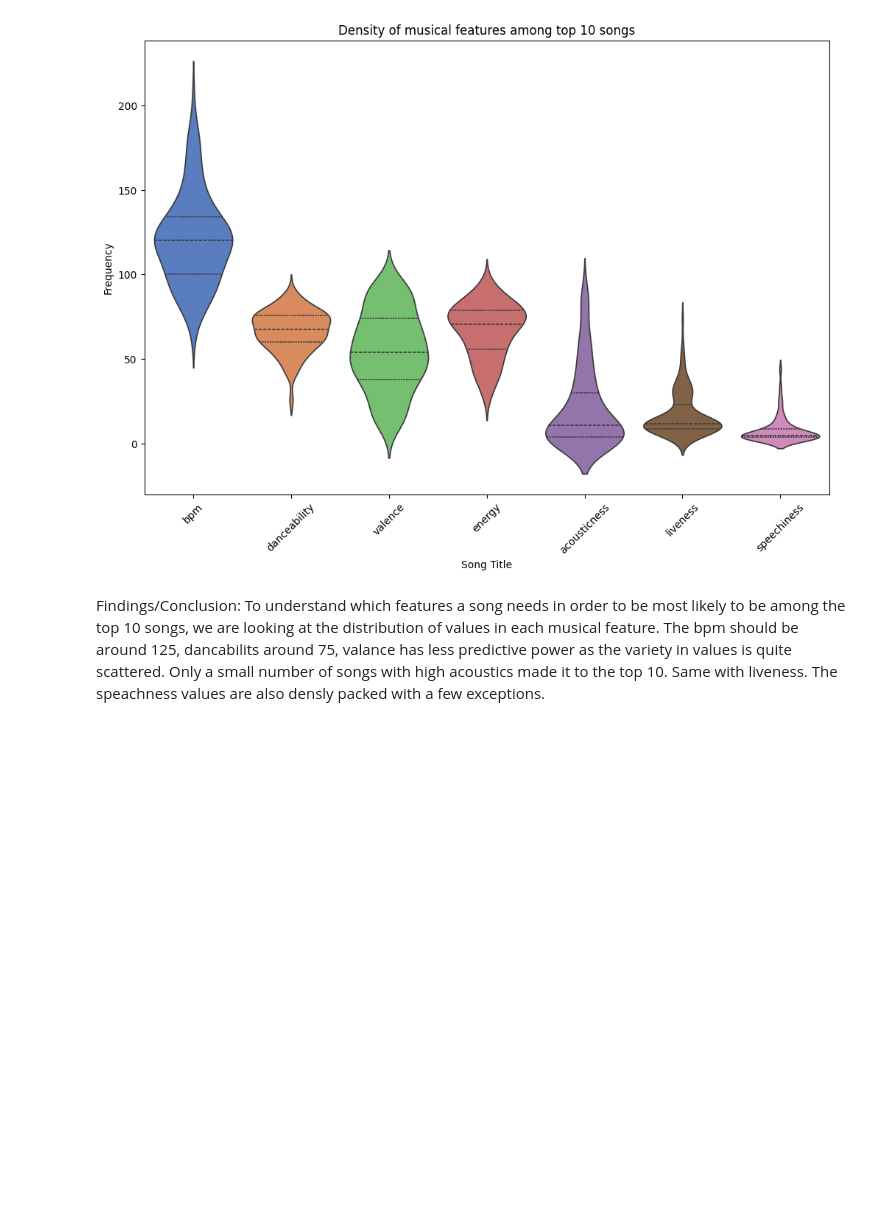
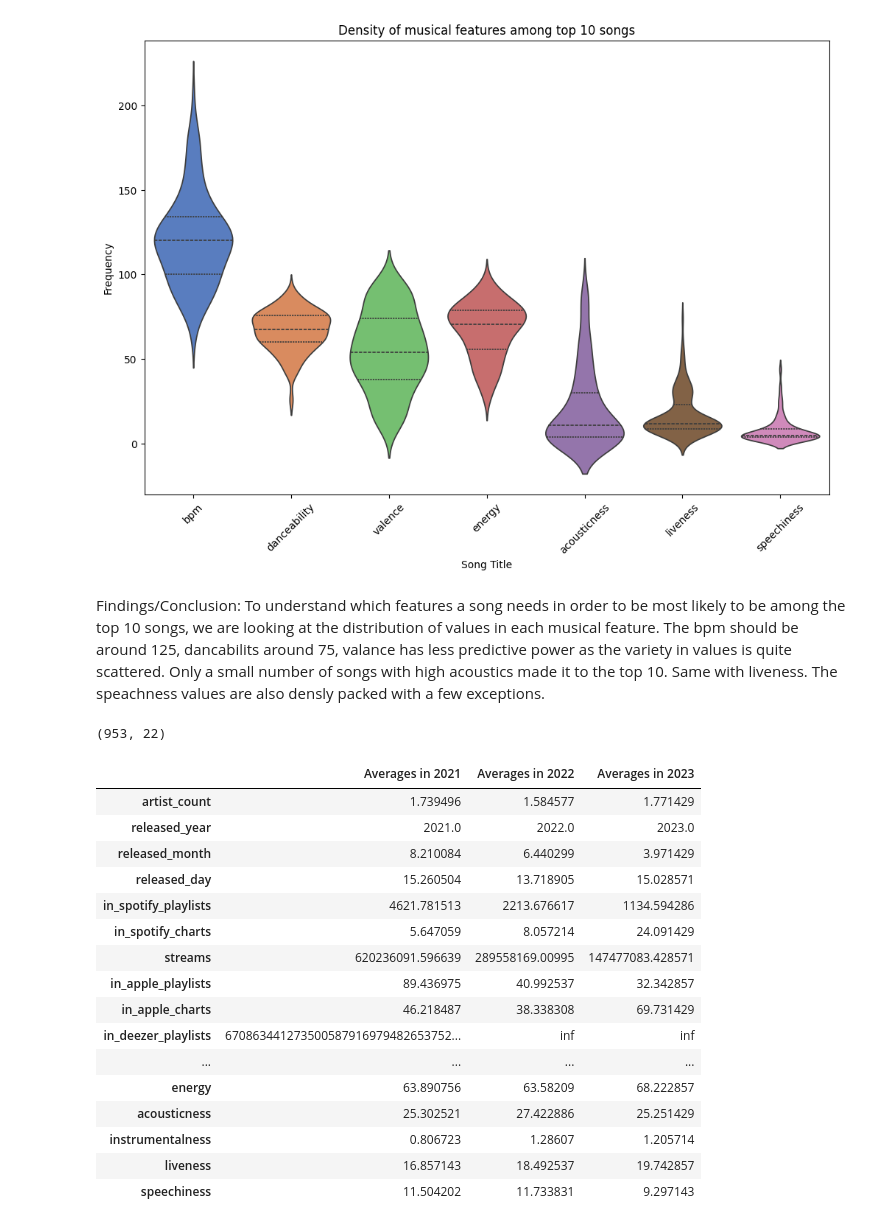
Before and after one commit to arielwendichansky/SoundFlow, a Jupyter notebook: Sound_Flow.ipynb, the cells around one changed output. Cells and saved outputs as stored; diff of their text form; code cells hidden in the pictures; blank space fills up the shorter version.

```diff
--- a/Sound_Flow.ipynb
+++ b/Sound_Flow.ipynb
@@ -618,3 +639,46 @@ Enter the ylabel for the plot: Frequency
 # %% [markdown]
 Findings/Conclusion:
 To understand which features a song needs in order to be most likely to be among the top 10 songs, we are looking at the distribution of values in each musical feature. The bpm should be around 125, dancabilits around 75, valance has less predictive power as the variety in values is quite scattered. Only a small number of songs with high acoustics made it to the top 10. Same with liveness. The speachness values are also densly packed with a few exceptions.
+# %%
+prediction_songs= ManageDatabase("df")
+df_prediction_songs = prediction_songs.query_table("main_music_data")
+# %%
+df_prediction_songs = prediction_songs.query_table("main_music_data")
+# %%
+df_prediction_songs.shape
+# %% [output]
+(953, 22)
+# %%
+numeric_cols_df = df_prediction_songs.drop(columns=['mode', "artist_name", "track_name"])
+
+
+first_year = numeric_cols_df[numeric_cols_df['released_year']==2021].mean()
+
+second_year = numeric_cols_df[numeric_cols_df['released_year']==2022].mean()
+
+third_year = numeric_cols_df[numeric_cols_df['released_year']==2023].mean()
+# %%
+data = { 'Averages in 2021':first_year,
+         'Averages in 2022':second_year,
+         'Averages in 2023':third_year,
+}
+forecast_df = pd.DataFrame(data)
+forecast_df
+# %% [output]
+|  | Averages in 2021 | Averages in 2022 | Averages in 2023 |
+| artist_count | 1.739496 | 1.584577 | 1.771429 |
+| released_year | 2021.0 | 2022.0 | 2023.0 |
+| released_month | 8.210084 | 6.440299 | 3.971429 |
+| released_day | 15.260504 | 13.718905 | 15.028571 |
+| in_spotify_playlists | 4621.781513 | 2213.676617 | 1134.594286 |
+| in_spotify_charts | 5.647059 | 8.057214 | 24.091429 |
+| streams | 620236091.596639 | 289558169.00995 | 147477083.428571 |
+| in_apple_playlists | 89.436975 | 40.992537 | 32.342857 |
+| in_apple_charts | 46.218487 | 38.338308 | 69.731429 |
+| in_deezer_playlists | 670863441273500587916979482653752... | inf | inf |
+| ... | ... | ... | ... |
+| energy | 63.890756 | 63.58209 | 68.222857 |
+| acousticness | 25.302521 | 27.422886 | 25.251429 |
+| instrumentalness | 0.806723 | 1.28607 | 1.205714 |
+| liveness | 16.857143 | 18.492537 | 19.742857 |
+| speechiness | 11.504202 | 11.733831 | 9.297143 |
```
Also changed, not shown: parts of 17 cells of this notebook.
